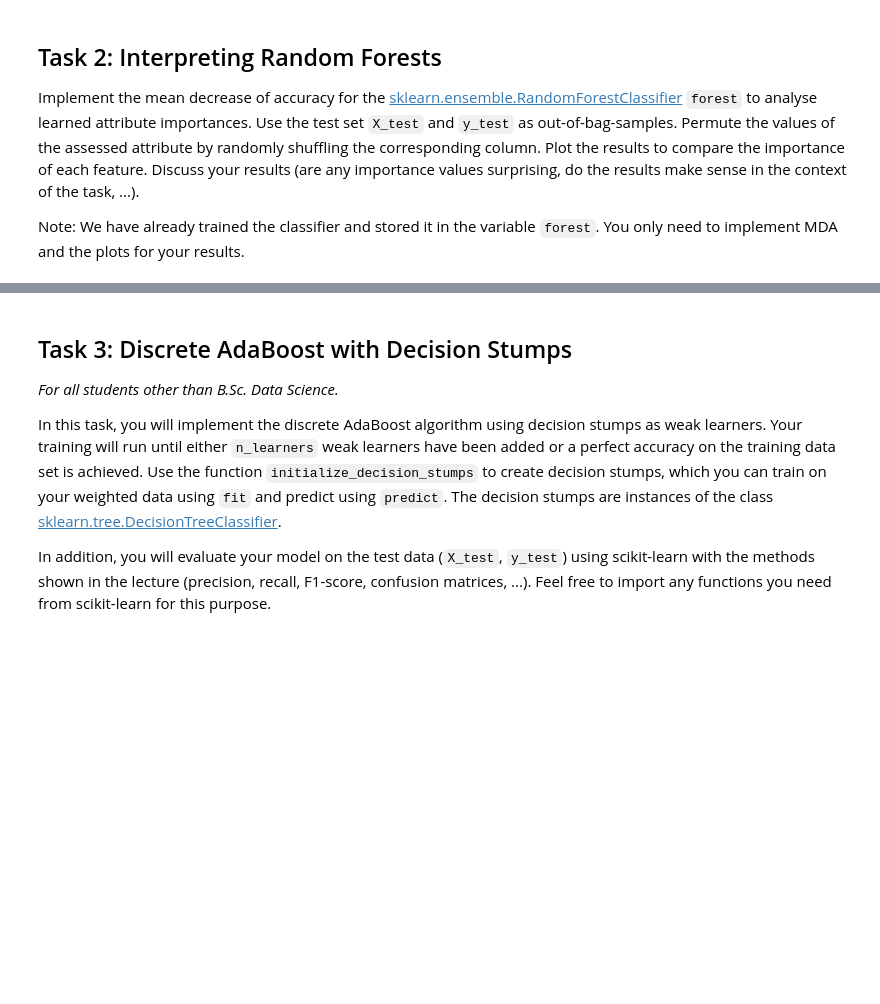
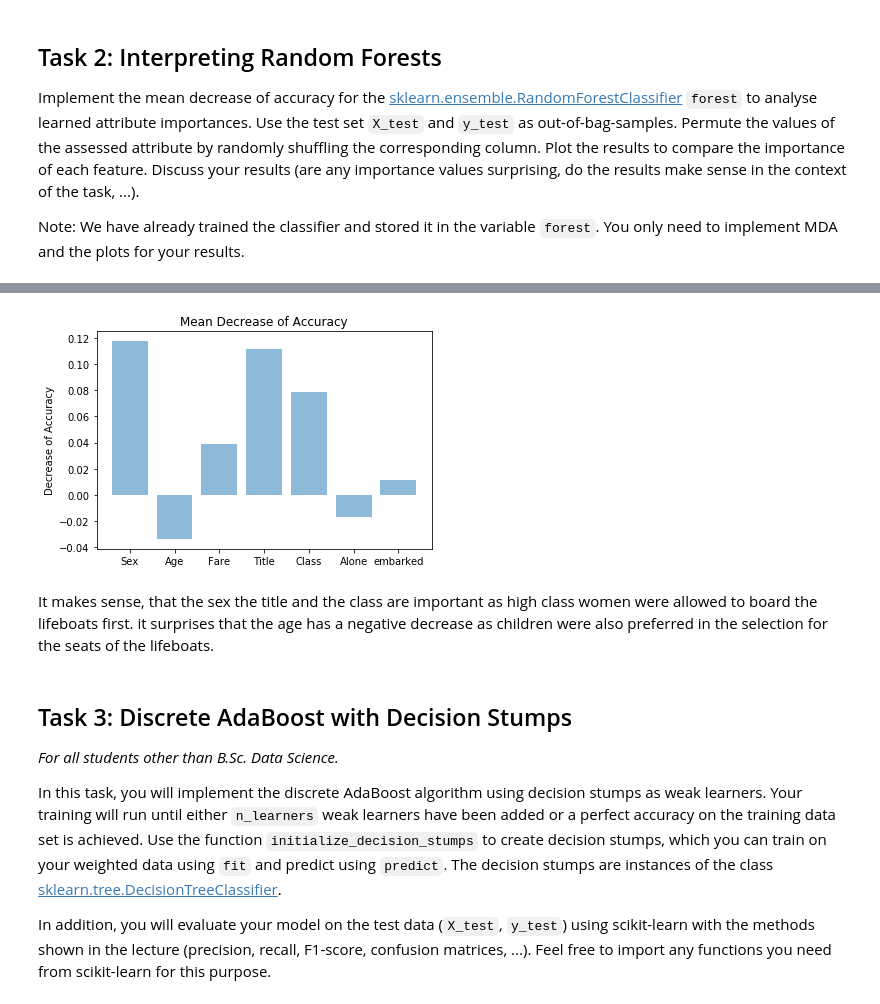
Before and after one commit to Alex25i/ML-Group, a Jupyter notebook: ex07-Bagging and Boosting/assignment7.ipynb, the cells around one changed output, grey strips where cells are left out. Cells and saved outputs as stored; diff of their text form; code cells hidden in the pictures; blank space fills up the shorter version.

```diff
--- a/ex07-Bagging and Boosting/assignment7.ipynb
+++ b/ex07-Bagging and Boosting/assignment7.ipynb
@@ -224,3 +230,49 @@ forest = create_forest()
+# %%
+# Implement your solution here.
+import sklearn.metrics as metrics
+ATTRIBUTE_INDICES = [[0], [1], [2], [3,4,5,6,7], [8,9,10], [11], [12,13,14]]
+def mean_decrease_of_accuracy():
+    y_pred = forest.predict(X_test)
+    original_accuracy = metrics.accuracy_score(y_test, y_pred)
+    accuracy_scores = []
+
+    for attr_indices_index in range(len(ATTRIBUTE_INDICES)):
+        first_index = ATTRIBUTE_INDICES[attr_indices_index][0]
+        last_index = ATTRIBUTE_INDICES[attr_indices_index][-1]
+        attribute = X_test.T[first_index:last_index + 1]
+
+        shuffled_attribute = np.random.permutation(np.copy(attribute.T)).T
+        X_test_permuted = np.copy(X_test).T
+        feature_index = first_index
+        for feature in shuffled_attribute:
+            X_test_permuted[feature_index] = feature
+            feature_index = feature_index + 1
+        # X_test_permuted is now ready for testing
+        y_pred = forest.predict(X_test_permuted.T)
+
+        accuracy = metrics.accuracy_score(y_test, y_pred)
+
+        accuracy_scores.append(original_accuracy - accuracy)
+    return accuracy_scores
+
+def plot_mean_decrease_of_accuracy(accuracy):
+    objects = ('Sex', 'Age', 'Fare', 'Title', 'Class', 'Alone', 'embarked')
+    y_pos = np.arange(len(objects))
+
+    plt.bar(y_pos, accuracy, align='center', alpha=0.5)
+    plt.xticks(y_pos, objects)
+    plt.ylabel('Decrease of Accuracy')
+    plt.title('Mean Decrease of Accuracy')
+
+    plt.show()
+
+accuracy = mean_decrease_of_accuracy()
+plot_mean_decrease_of_accuracy(accuracy)
+# %% [output]
+[figure, added]
+# %% [markdown]
+It makes sense, that the sex the title and the class are important as high class women were allowed to board the lifeboats first.
+it surprises that the age has a negative decrease as children were also preferred in the selection for the seats of the lifeboats.
 # %% [markdown]
 ## Task 3: Discrete AdaBoost with Decision Stumps
 
```
Also changed, not shown: parts of 4 cells of this notebook.
